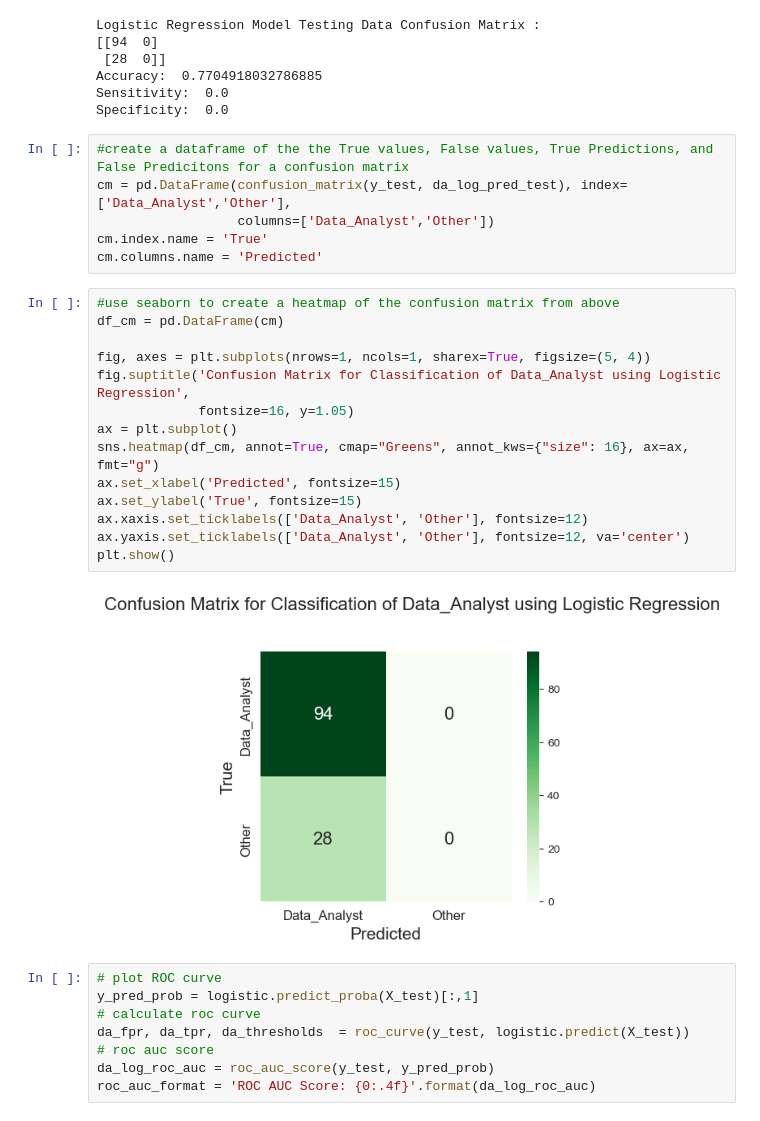
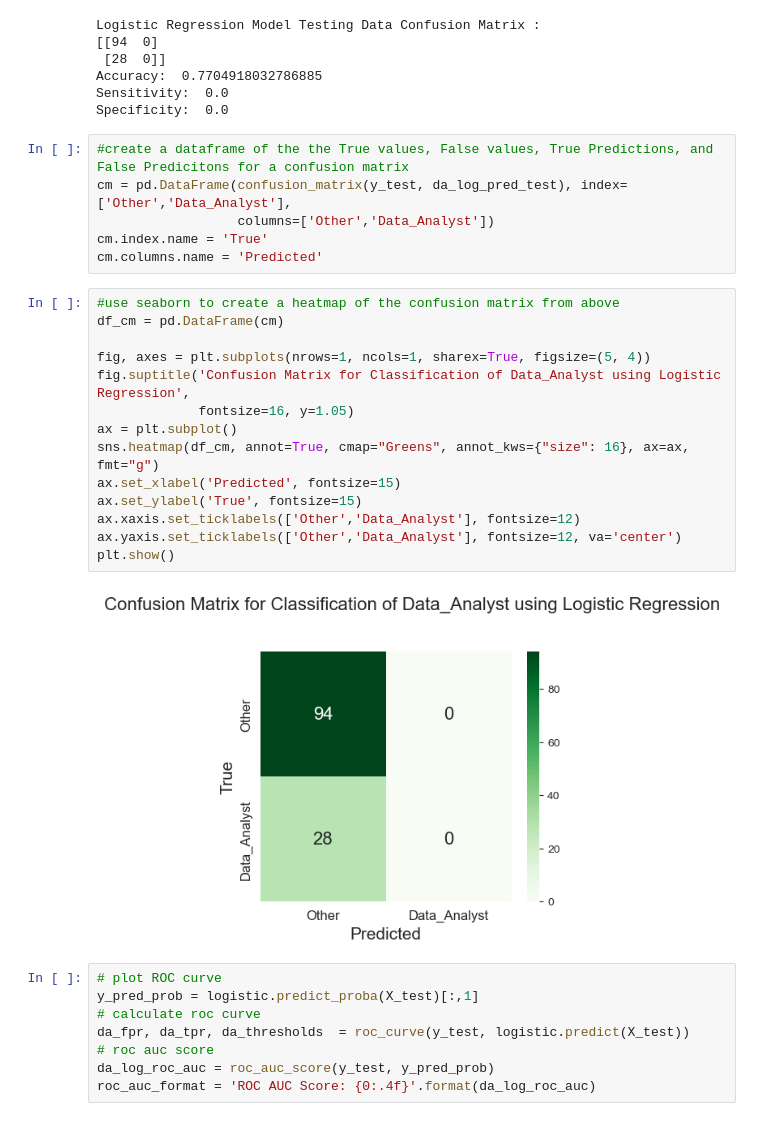
Before and after one commit to dfarone02/Data-Science-Job-Salaries, a Jupyter notebook: notebooks/Logistic Regression.ipynb, the cells around one changed output. Drawn from its saved outputs; the diff is of its cells as text.

```diff
--- a/notebooks/Logistic Regression.ipynb
+++ b/notebooks/Logistic Regression.ipynb
@@ -39,26 +39,26 @@ Sensitivity:  0.0
 Specificity:  0.0
 # %%
 #create a dataframe of the the True values, False values, True Predictions, and False Predicitons for a confusion matrix
-cm = pd.DataFrame(confusion_matrix(y_test, da_log_pred_test), index=['Data_Analyst','Other'],
-                  columns=['Data_Analyst','Other'])
+cm = pd.DataFrame(confusion_matrix(y_test, da_log_pred_test), index=['Other','Data_Analyst'],
+                  columns=['Other','Data_Analyst'])
 cm.index.name = 'True'
 cm.columns.name = 'Predicted'
 # %%
 #use seaborn to create a heatmap of the confusion matrix from above
 df_cm = pd.DataFrame(cm)
 
 fig, axes = plt.subplots(nrows=1, ncols=1, sharex=True, figsize=(5, 4))
 fig.suptitle('Confusion Matrix for Classification of Data_Analyst using Logistic Regression',
              fontsize=16, y=1.05)
 ax = plt.subplot()
 sns.heatmap(df_cm, annot=True, cmap="Greens", annot_kws={"size": 16}, ax=ax, fmt="g")
 ax.set_xlabel('Predicted', fontsize=15)
 ax.set_ylabel('True', fontsize=15)
-ax.xaxis.set_ticklabels(['Data_Analyst', 'Other'], fontsize=12)
-ax.yaxis.set_ticklabels(['Data_Analyst', 'Other'], fontsize=12, va='center')
+ax.xaxis.set_ticklabels(['Other','Data_Analyst'], fontsize=12)
+ax.yaxis.set_ticklabels(['Other','Data_Analyst'], fontsize=12, va='center')
 plt.show()
 # %% [output]
-[figure, old version]
+[figure, new version]
 # %%
 # plot ROC curve
 y_pred_prob = logistic.predict_proba(X_test)[:,1]
```
Also changed, not shown: parts of 6 cells of this notebook, 1 other file.
